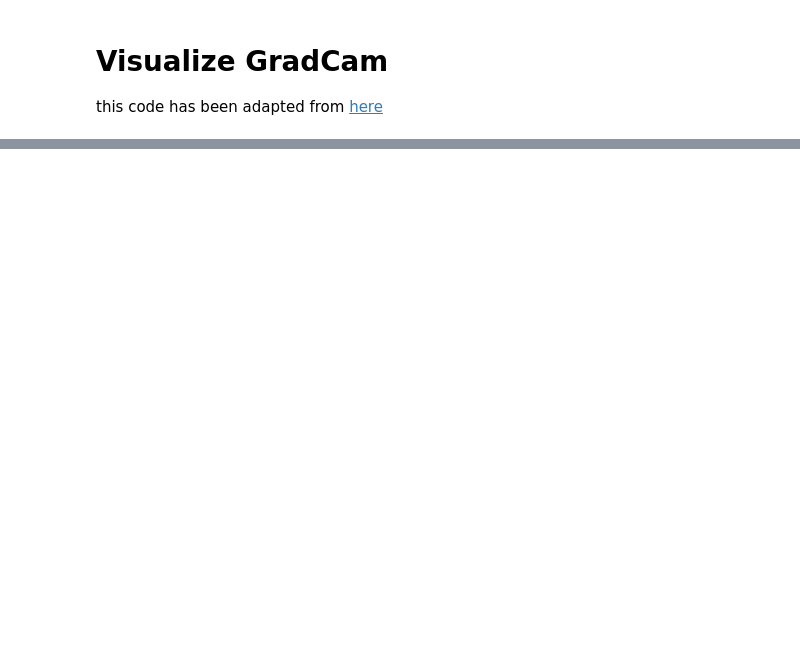
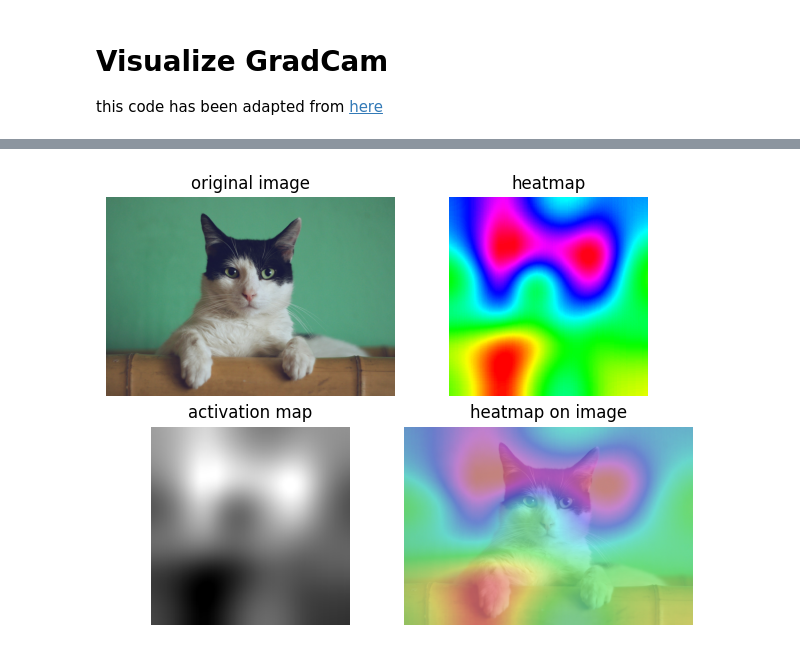
Before and after one commit to SalvatoreRa/explanaibleAI, a Jupyter notebook: computer_vision/GradCam.ipynb, the cells around one changed output, grey strips where cells are left out. Drawn from its saved outputs; the diff is of its cells as text; code cells hidden in the pictures; blank space fills up the shorter version.

```diff
--- a/computer_vision/GradCam.ipynb
+++ b/computer_vision/GradCam.ipynb
@@ -168,0 +169,26 @@ axis[3].imshow(img)
+# %%
+def visualize_GradCam(model= None, img=None, target_layer=11):
+  grad_cam = GradCam(model, target_layer)
+  im, pred_cls = process_img(img, model)
+  cam = grad_cam.generate_cam(im, pred_cls)
+  heatmap, heatmap_on_image, activation_map = save_class_activation_images(img, cam)
+  return heatmap, heatmap_on_image, activation_map
+# %%
+heatmap, heatmap_on_image, activation_map = visualize_GradCam(pret_mod, img, target_layer=12)
+# %%
+def download_images(images, captions, cols = 2, rows = 2):
+    n_img = len(images)
+    figure, axis = plt.subplots(rows, cols)
+    ax = axis.flatten()
+    for i in range(n_img):
+      ax[i].imshow(images[i])
+      ax[i].axis('off')
+      if captions is not None:
+        ax[i].set_title(str(captions[i]))
+    plt.tight_layout()
+# %%
+images = [img, heatmap,  activation_map, heatmap_on_image]
+captions = ['original image', 'heatmap', 'activation map', 'heatmap on image']
+fig = download_images(images, captions, cols = 2, rows = 2)
+# %% [output]
+[figure, added]
```
Also changed, not shown: parts of 3 cells of this notebook.
